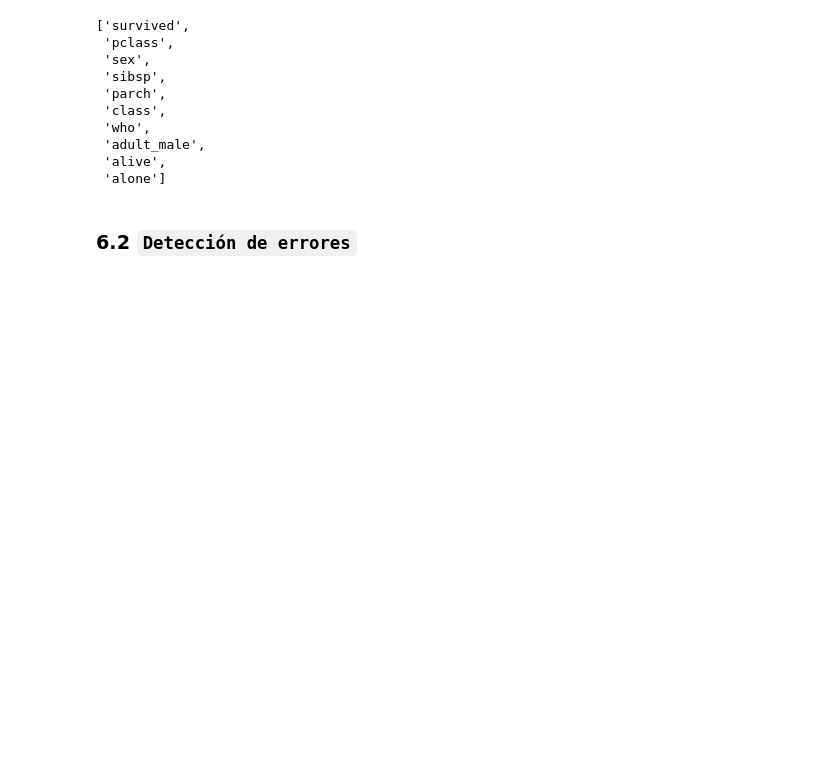
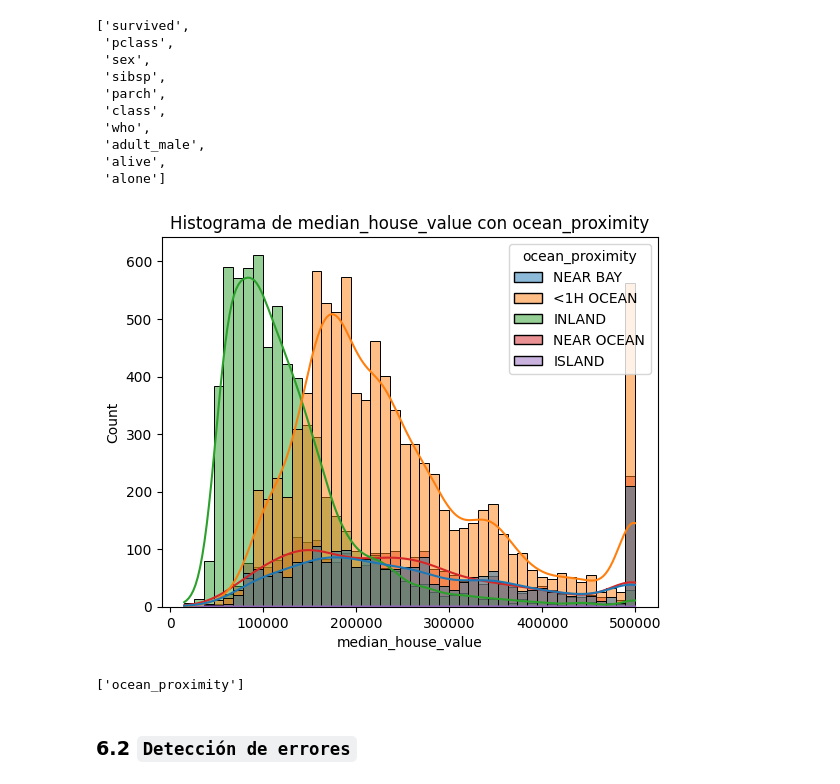
Before and after one commit to elecomexp/toolbox_machine_learning, a Jupyter notebook: test.ipynb, the cells around one changed output. Cells and saved outputs as stored; diff of their text form; code cells hidden in the pictures; blank space fills up the shorter version.

```diff
--- a/test.ipynb
+++ b/test.ipynb
@@ -458,6 +462,18 @@ tb.plot_features_cat_regression(df_titanic,
  'adult_male',
  'alive',
  'alone']
+# %%
+tb.plot_features_cat_regression(df_housing,
+                                target_col='median_house_value',
+                                columns=['ocean_proximity'],
+                                pvalue=0.05,
+                                with_individual_plot=True,
+                                umbral_categoria=10,
+                                umbral_card=10.0
+)
+# %% [output]
+[figure, added]
+['ocean_proximity']
 # %% [markdown]
 ### **6.2 `Detección de errores`**
 # %%
```
Also changed, not shown: parts of 3 cells of this notebook, 1 other file.
